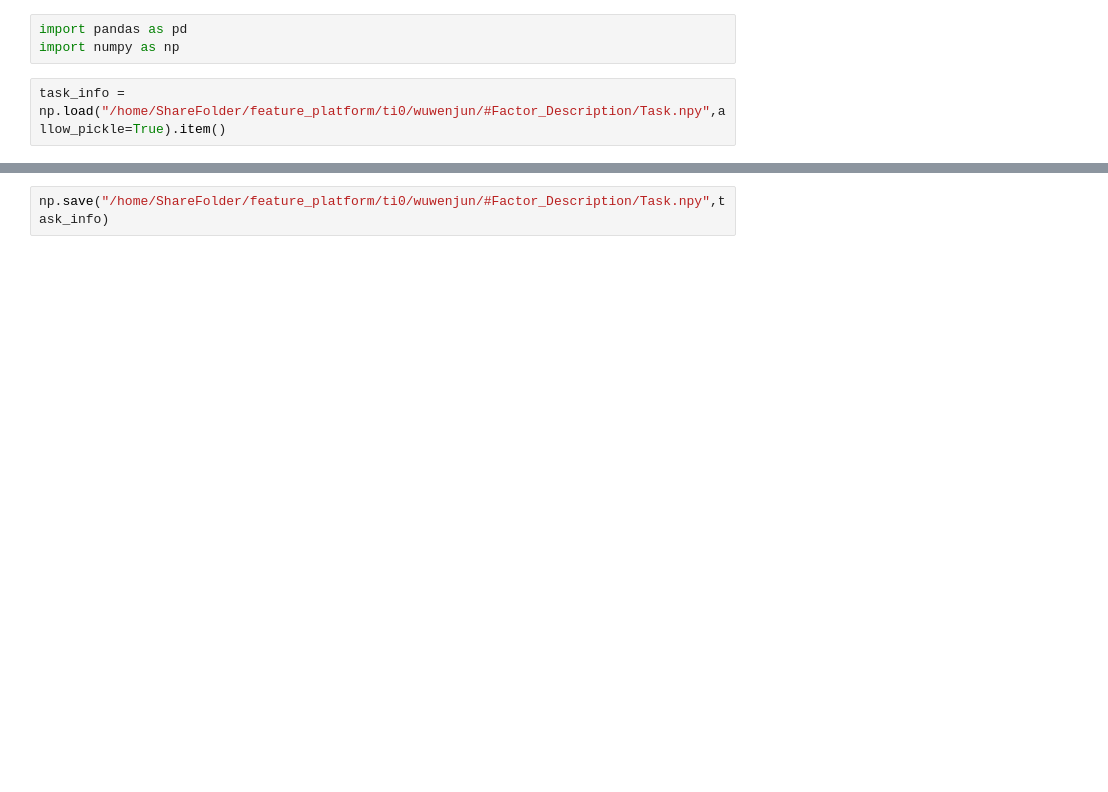
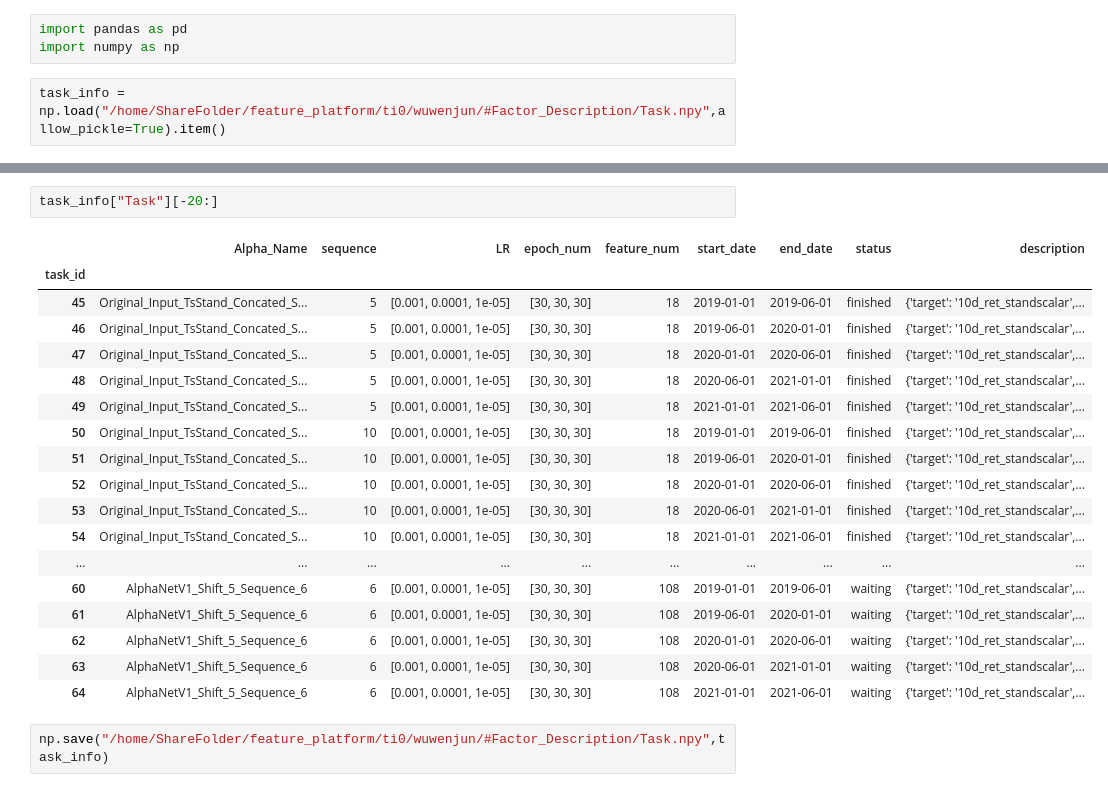
Before and after one commit to June24-Wu/Shannon, a Jupyter notebook: AlphaNet/Code Example/Task Monitoring.ipynb, the cells around one changed output, grey strips where cells are left out. Saved outputs shown, nothing was run; the diff lists cells and outputs as text; blank space fills up the shorter version.

```diff
--- a/AlphaNet/Code Example/Task Monitoring.ipynb
+++ b/AlphaNet/Code Example/Task Monitoring.ipynb
@@ -23,2 +32,23 @@ False
+# %%
+task_info["Task"][-20:]
+# %% [output]
+|  | Alpha_Name | sequence | LR | epoch_num | feature_num | start_date | end_date | status | description |
+| task_id |  |  |  |  |  |  |  |  |  |
+| 45 | Original_Input_TsStand_Concated_S... | 5 | [0.001, 0.0001, 1e-05] | [30, 30, 30] | 18 | 2019-01-01 | 2019-06-01 | finished | {'target': '10d_ret_standscalar',... |
+| 46 | Original_Input_TsStand_Concated_S... | 5 | [0.001, 0.0001, 1e-05] | [30, 30, 30] | 18 | 2019-06-01 | 2020-01-01 | finished | {'target': '10d_ret_standscalar',... |
+| 47 | Original_Input_TsStand_Concated_S... | 5 | [0.001, 0.0001, 1e-05] | [30, 30, 30] | 18 | 2020-01-01 | 2020-06-01 | finished | {'target': '10d_ret_standscalar',... |
+| 48 | Original_Input_TsStand_Concated_S... | 5 | [0.001, 0.0001, 1e-05] | [30, 30, 30] | 18 | 2020-06-01 | 2021-01-01 | finished | {'target': '10d_ret_standscalar',... |
+| 49 | Original_Input_TsStand_Concated_S... | 5 | [0.001, 0.0001, 1e-05] | [30, 30, 30] | 18 | 2021-01-01 | 2021-06-01 | finished | {'target': '10d_ret_standscalar',... |
+| 50 | Original_Input_TsStand_Concated_S... | 10 | [0.001, 0.0001, 1e-05] | [30, 30, 30] | 18 | 2019-01-01 | 2019-06-01 | finished | {'target': '10d_ret_standscalar',... |
+| 51 | Original_Input_TsStand_Concated_S... | 10 | [0.001, 0.0001, 1e-05] | [30, 30, 30] | 18 | 2019-06-01 | 2020-01-01 | finished | {'target': '10d_ret_standscalar',... |
+| 52 | Original_Input_TsStand_Concated_S... | 10 | [0.001, 0.0001, 1e-05] | [30, 30, 30] | 18 | 2020-01-01 | 2020-06-01 | finished | {'target': '10d_ret_standscalar',... |
+| 53 | Original_Input_TsStand_Concated_S... | 10 | [0.001, 0.0001, 1e-05] | [30, 30, 30] | 18 | 2020-06-01 | 2021-01-01 | finished | {'target': '10d_ret_standscalar',... |
+| 54 | Original_Input_TsStand_Concated_S... | 10 | [0.001, 0.0001, 1e-05] | [30, 30, 30] | 18 | 2021-01-01 | 2021-06-01 | finished | {'target': '10d_ret_standscalar',... |
+| ... | ... | ... | ... | ... | ... | ... | ... | ... | ... |
+| 60 | AlphaNetV1_Shift_5_Sequence_6 | 6 | [0.001, 0.0001, 1e-05] | [30, 30, 30] | 108 | 2019-01-01 | 2019-06-01 | waiting | {'target': '10d_ret_standscalar',... |
+| 61 | AlphaNetV1_Shift_5_Sequence_6 | 6 | [0.001, 0.0001, 1e-05] | [30, 30, 30] | 108 | 2019-06-01 | 2020-01-01 | waiting | {'target': '10d_ret_standscalar',... |
+| 62 | AlphaNetV1_Shift_5_Sequence_6 | 6 | [0.001, 0.0001, 1e-05] | [30, 30, 30] | 108 | 2020-01-01 | 2020-06-01 | waiting | {'target': '10d_ret_standscalar',... |
+| 63 | AlphaNetV1_Shift_5_Sequence_6 | 6 | [0.001, 0.0001, 1e-05] | [30, 30, 30] | 108 | 2020-06-01 | 2021-01-01 | waiting | {'target': '10d_ret_standscalar',... |
+| 64 | AlphaNetV1_Shift_5_Sequence_6 | 6 | [0.001, 0.0001, 1e-05] | [30, 30, 30] | 108 | 2021-01-01 | 2021-06-01 | waiting | {'target': '10d_ret_standscalar',... |
 # %%
 np.save("/home/ShareFolder/feature_platform/ti0/wuwenjun/#Factor_Description/Task.npy",task_info)
```
Also changed, not shown: parts of 4 cells of this notebook, 12 other files.
